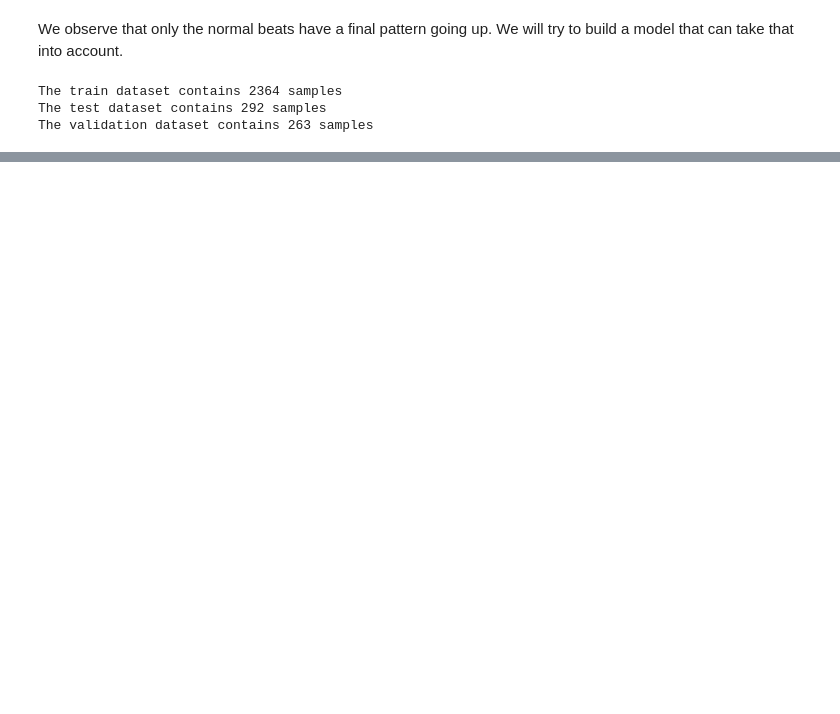
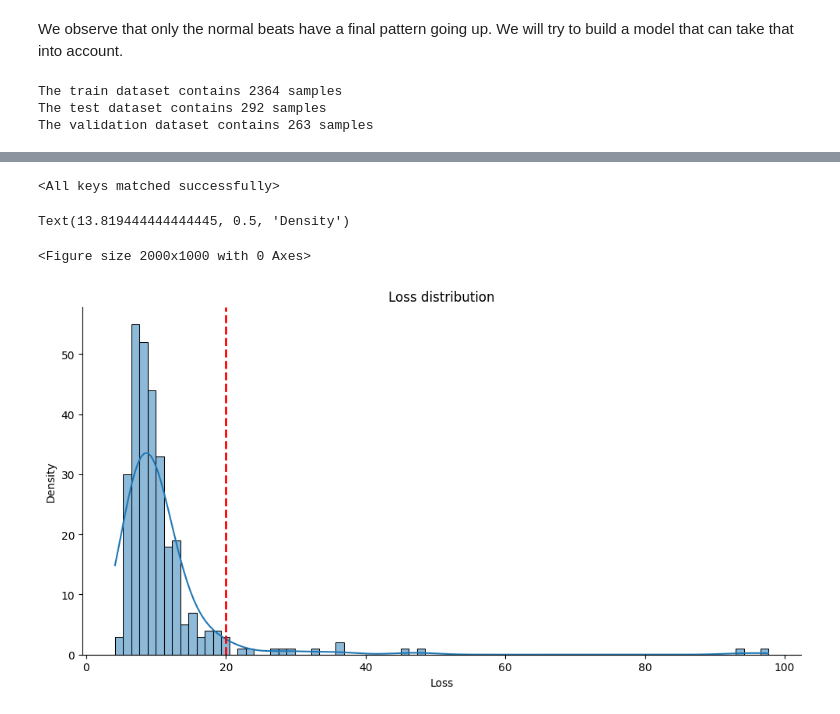
Before and after one commit to Clement1103/data_science_projects, a Jupyter notebook: DL_projects/anomaly_hearthbeats_detc/hearthbeats_anomaly_detection.ipynb, the cells around one changed output, grey strips where cells are left out. Cells and saved outputs as stored; diff of their text form; code cells hidden in the pictures; blank space fills up the shorter version.

```diff
--- a/DL_projects/anomaly_hearthbeats_detc/hearthbeats_anomaly_detection.ipynb
+++ b/DL_projects/anomaly_hearthbeats_detc/hearthbeats_anomaly_detection.ipynb
@@ -307,0 +360,34 @@ model, train_losses, val_losses = train_model(model, train_dataset, val_dataset,
+# %%
+model.load_state_dict(torch.load('model.pth', map_location=torch.device('cpu')))
+# %% [output]
+<All keys matched successfully>
+# %%
+def predict(model, dataset):
+  model = model.eval()
+  criterion = nn.L1Loss(reduction='sum')
+  losses = []
+  predictions = []
+  with torch.no_grad():
+    for sequence in dataset:
+      sequence = sequence.to(device)
+      y_pred = model(sequence)
+      y_pred = y_pred.view(sequence.size())
+      predictions.append(y_pred)
+      loss = criterion(sequence, y_pred)
+      losses.append(loss.item())
+  return predictions, losses
+# %%
+predictions_normal, loss_normal = predict(model, test_dataset)
+predictions_abnormal, loss_abnormal = predict(model, abnormal_dataset)
+# %%
+THRESHOLD = 20
+plt.figure(figsize=(20,10))
+sn.displot(loss_normal, kde=True, height=5, aspect=2)
+plt.axvline(THRESHOLD, color='r', linestyle='dashed', linewidth=2)
+plt.title('Loss distribution')
+plt.xlabel('Loss')
+plt.ylabel('Density')
+# %% [output]
+Text(13.819444444444445, 0.5, 'Density')
+<Figure size 2000x1000 with 0 Axes>
+[figure, added]
```
Also changed, not shown: parts of 31 cells of this notebook, 2 other files.
